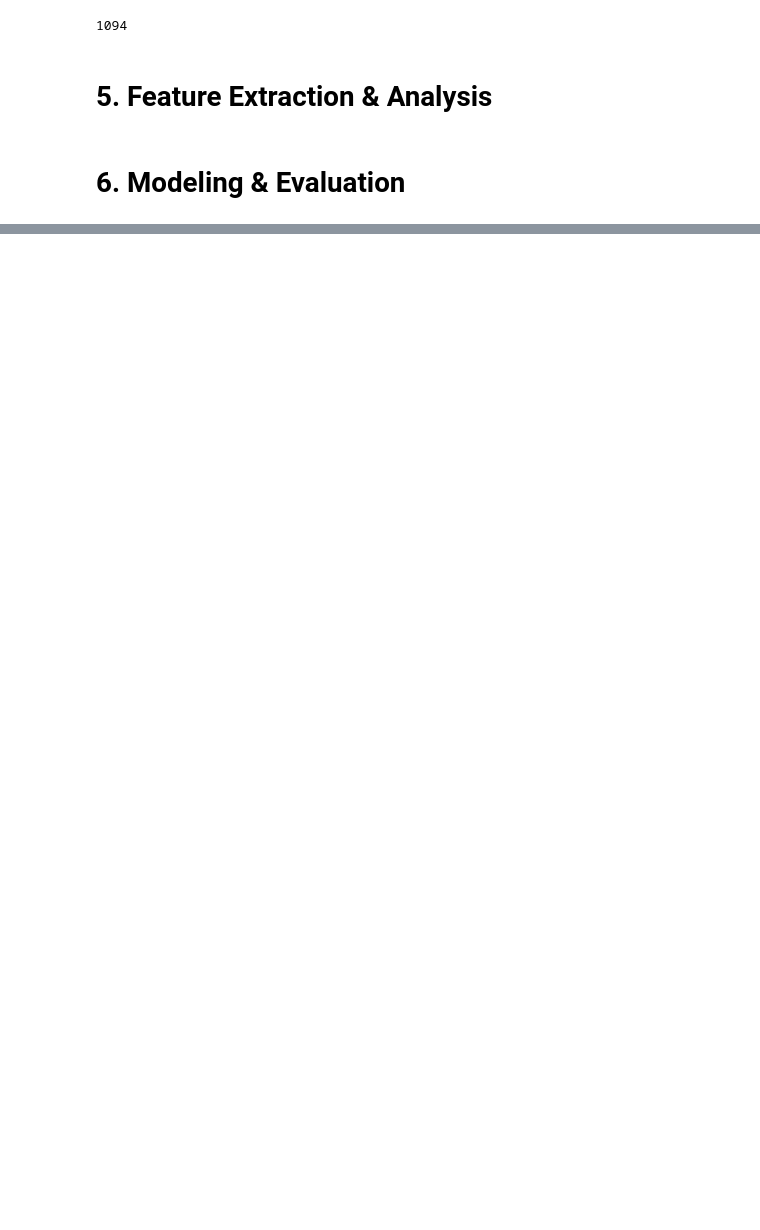
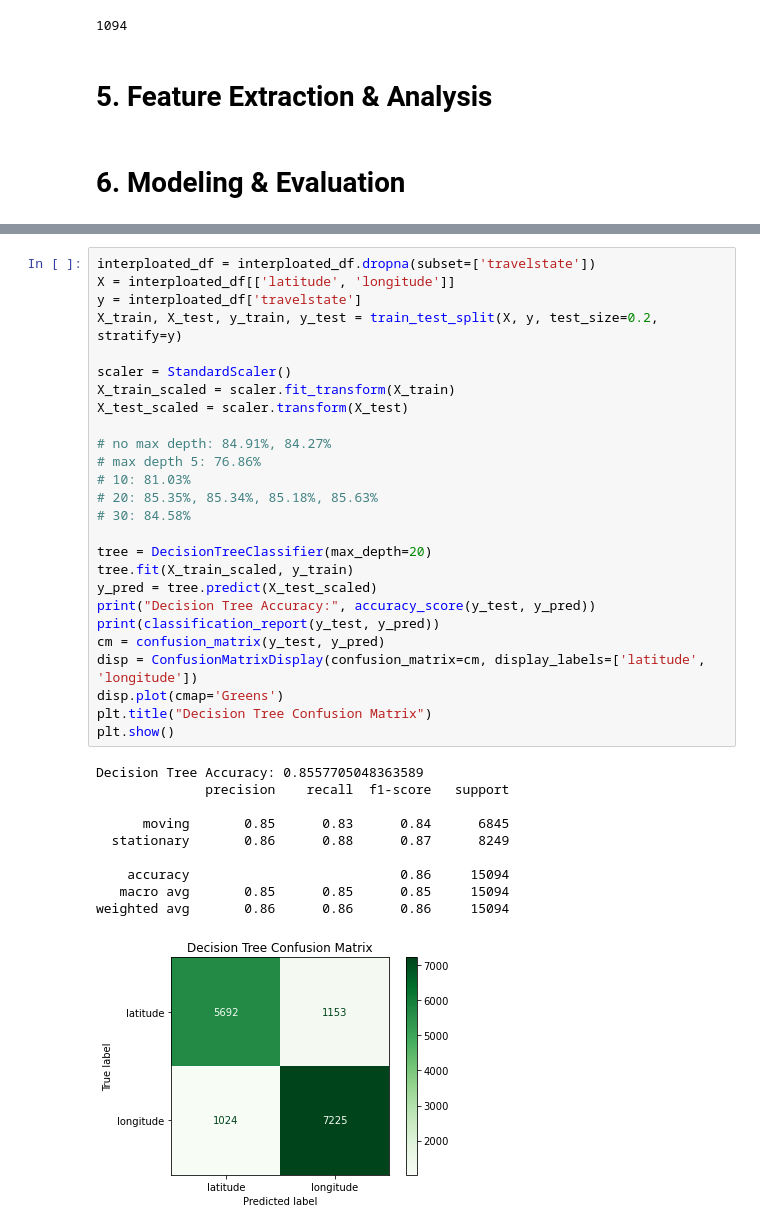
Before and after one commit to Castellanos02/cs286_demo, a Jupyter notebook: demo1.ipynb, the cells around one changed output, grey strips where cells are left out. Saved outputs shown, nothing was run; the diff lists cells and outputs as text; blank space fills up the shorter version.

```diff
--- a/demo1.ipynb
+++ b/demo1.ipynb
@@ -397,0 +420,37 @@ len(dynamicWindows )
+# %%
+interploated_df = interploated_df.dropna(subset=['travelstate'])
+X = interploated_df[['latitude', 'longitude']]
+y = interploated_df['travelstate']
+X_train, X_test, y_train, y_test = train_test_split(X, y, test_size=0.2, stratify=y)
+
+scaler = StandardScaler()
+X_train_scaled = scaler.fit_transform(X_train)
+X_test_scaled = scaler.transform(X_test)
+
+# no max depth: 84.91%, 84.27%
+# max depth 5: 76.86%
+# 10: 81.03%
+# 20: 85.35%, 85.34%, 85.18%, 85.63%
+# 30: 84.58%
+
+tree = DecisionTreeClassifier(max_depth=20)
+tree.fit(X_train_scaled, y_train)
+y_pred = tree.predict(X_test_scaled)
+print("Decision Tree Accuracy:", accuracy_score(y_test, y_pred))
+print(classification_report(y_test, y_pred))
+cm = confusion_matrix(y_test, y_pred)
+disp = ConfusionMatrixDisplay(confusion_matrix=cm, display_labels=['latitude', 'longitude'])
+disp.plot(cmap='Greens')
+plt.title("Decision Tree Confusion Matrix")
+plt.show()
+# %% [output]
+Decision Tree Accuracy: 0.8557705048363589
+              precision    recall  f1-score   support
+
+      moving       0.85      0.83      0.84      6845
+  stationary       0.86      0.88      0.87      8249
+
+    accuracy                           0.86     15094
+   macro avg       0.85      0.85      0.85     15094
+weighted avg       0.86      0.86      0.86     15094
+[figure, added]
```
Also changed, not shown: parts of 11 cells of this notebook.
